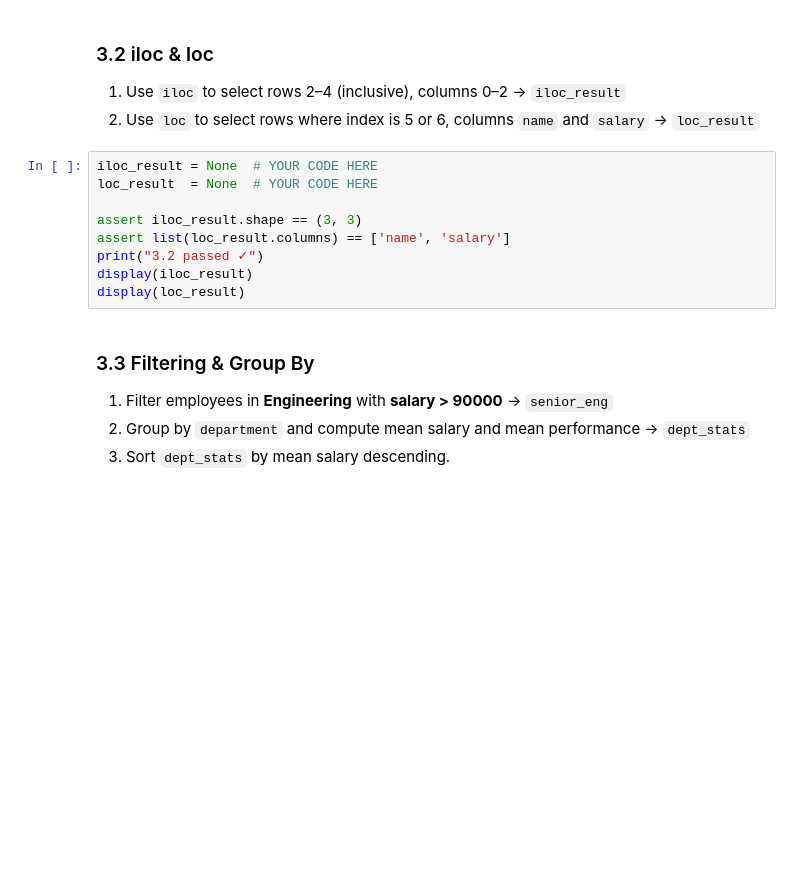
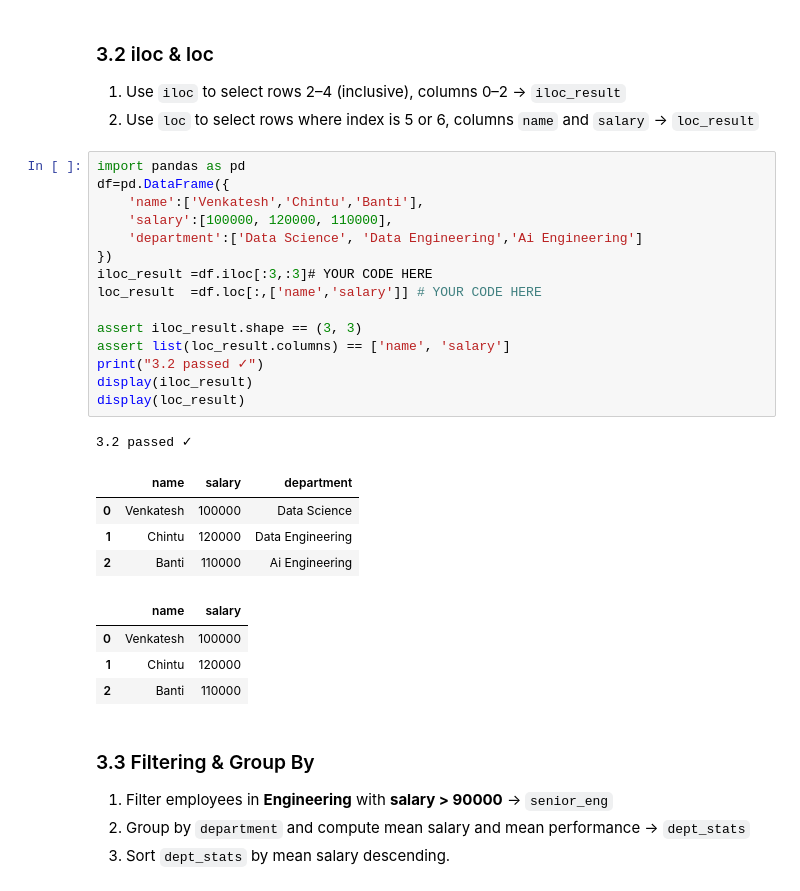
Before and after one commit to Venkateshgoud18/week1_assignment, a Jupyter notebook: week1_assignment.ipynb, the cells around one changed output. Cells and saved outputs as stored; diff of their text form; blank space fills up the shorter version.

```diff
--- a/week1_assignment.ipynb
+++ b/week1_assignment.ipynb
@@ -244,14 +282,30 @@ print("3.1 passed ✓")
 1. Use `iloc` to select rows 2–4 (inclusive), columns 0–2 → `iloc_result`
 2. Use `loc` to select rows where index is 5 or 6, columns `name` and `salary` → `loc_result`
 # %%
-iloc_result = None  # YOUR CODE HERE
-loc_result  = None  # YOUR CODE HERE
+import pandas as pd
+df=pd.DataFrame({
+    'name':['Venkatesh','Chintu','Banti'],
+    'salary':[100000, 120000, 110000],
+    'department':['Data Science', 'Data Engineering','Ai Engineering']
+})
+iloc_result =df.iloc[:3,:3]# YOUR CODE HERE
+loc_result  =df.loc[:,['name','salary']] # YOUR CODE HERE
 
 assert iloc_result.shape == (3, 3)
 assert list(loc_result.columns) == ['name', 'salary']
 print("3.2 passed ✓")
 display(iloc_result)
 display(loc_result)
+# %% [output]
+3.2 passed ✓
+|  | name | salary | department |
+| 0 | Venkatesh | 100000 | Data Science |
+| 1 | Chintu | 120000 | Data Engineering |
+| 2 | Banti | 110000 | Ai Engineering |
+|  | name | salary |
+| 0 | Venkatesh | 100000 |
+| 1 | Chintu | 120000 |
+| 2 | Banti | 110000 |
 # %% [markdown]
 ### 3.3 Filtering & Group By
 
```
Also changed, not shown: parts of 6 cells of this notebook.
